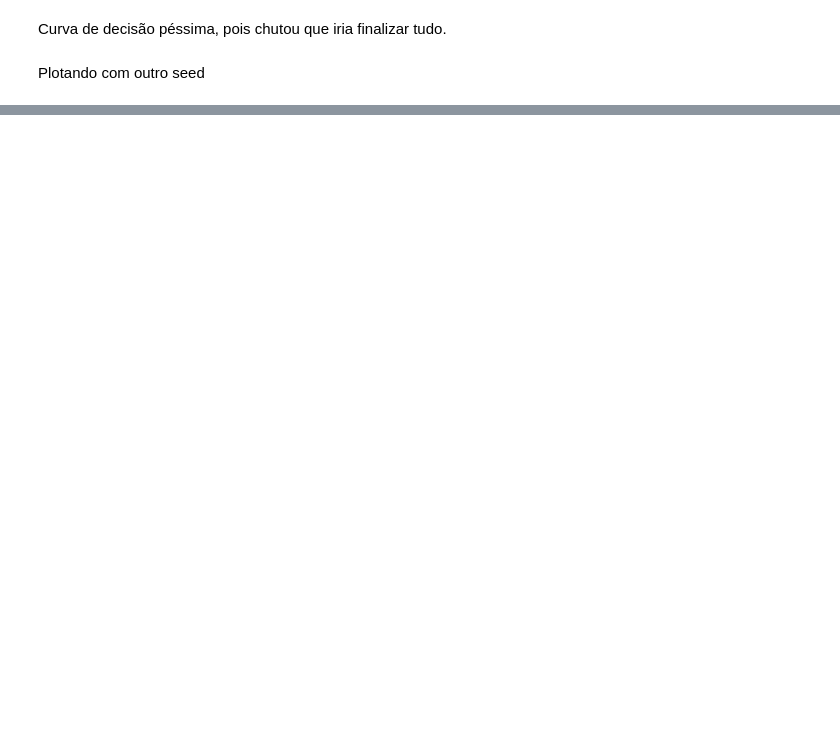
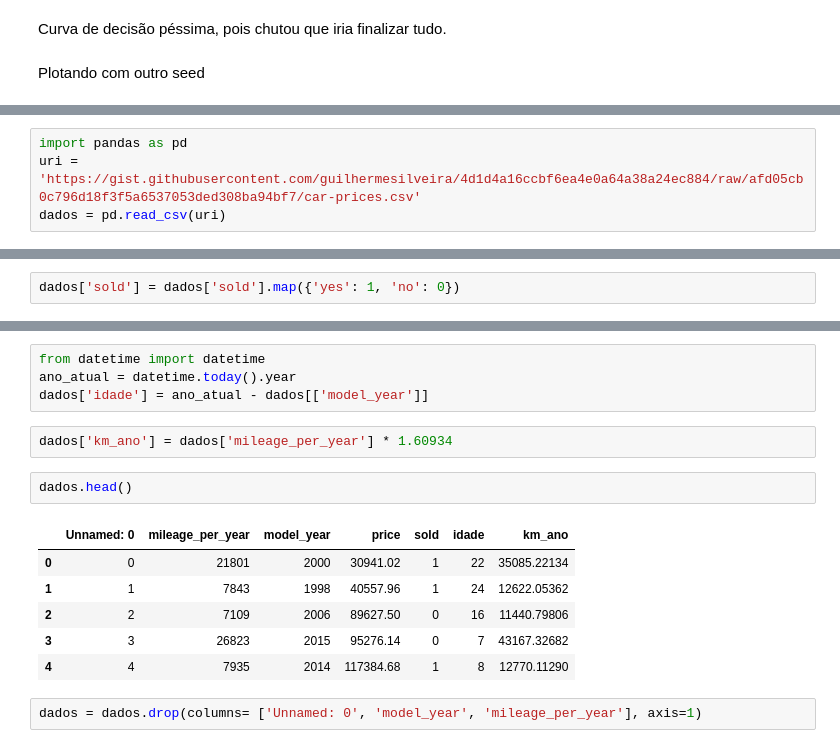
Before and after one commit to Marcus-Bernard0/data_science_alura, a Jupyter notebook: 20- Machine Learning/Projeto.ipynb, the cells around one changed output, grey strips where cells are left out. Drawn from its saved outputs; the diff is of its cells as text; blank space fills up the shorter version.

```diff
--- a/20- Machine Learning/Projeto.ipynb
+++ b/20- Machine Learning/Projeto.ipynb
@@ -342,0 +429,4 @@ plt.show()
+# %%
+import pandas as pd
+uri = 'https://gist.githubusercontent.com/guilhermesilveira/4d1d4a16ccbf6ea4e0a64a38a24ec884/raw/afd05cb0c796d18f3f5a6537053ded308ba94bf7/car-prices.csv'
+dados = pd.read_csv(uri)
@@ -342,0 +442,2 @@ plt.show()
+# %%
+dados['sold'] = dados['sold'].map({'yes': 1, 'no': 0})
@@ -342,0 +453,17 @@ plt.show()
+# %%
+from datetime import datetime
+ano_atual = datetime.today().year
+dados['idade'] = ano_atual - dados[['model_year']]
+# %%
+dados['km_ano'] = dados['mileage_per_year'] * 1.60934
+# %%
+dados.head()
+# %% [output]
+|  | Unnamed: 0 | mileage_per_year | model_year | price | sold | idade | km_ano |
+| 0 | 0 | 21801 | 2000 | 30941.02 | 1 | 22 | 35085.22134 |
+| 1 | 1 | 7843 | 1998 | 40557.96 | 1 | 24 | 12622.05362 |
+| 2 | 2 | 7109 | 2006 | 89627.50 | 0 | 16 | 11440.79806 |
+| 3 | 3 | 26823 | 2015 | 95276.14 | 0 | 7 | 43167.32682 |
+| 4 | 4 | 7935 | 2014 | 117384.68 | 1 | 8 | 12770.11290 |
+# %%
+dados = dados.drop(columns= ['Unnamed: 0', 'model_year', 'mileage_per_year'], axis=1)
```
Also changed, not shown: parts of 17 cells of this notebook, 1 other file.
